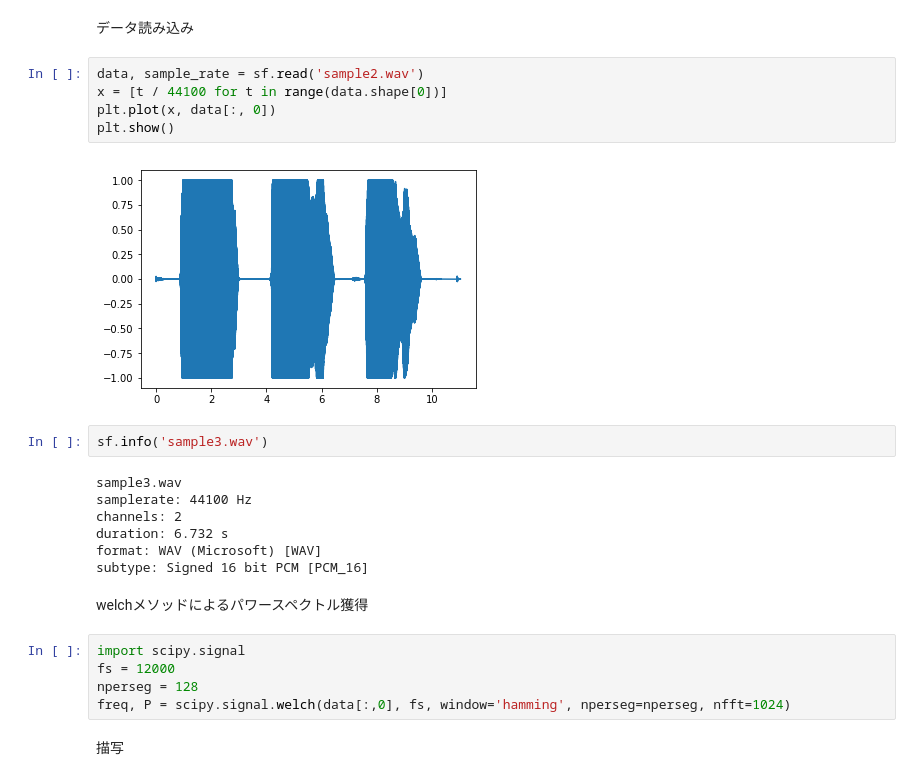
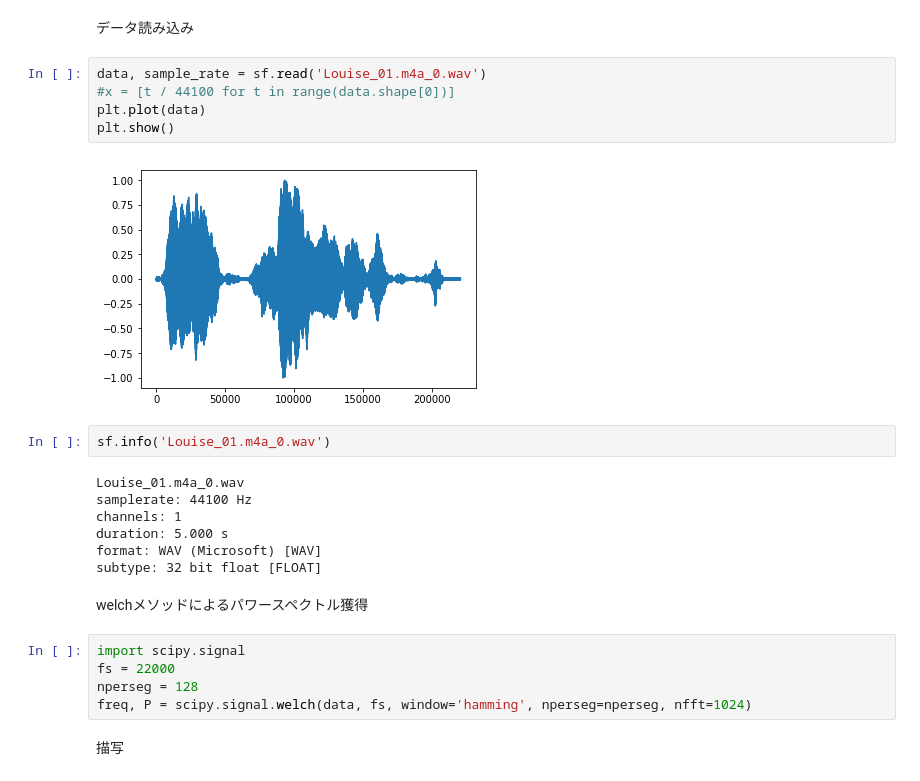
Before and after one commit to kacky24/baby_cry_cause_estimation, a Jupyter notebook: voice_recognization.ipynb, the cells around one changed output. Cells and saved outputs as stored; diff of their text form.

```diff
--- a/voice_recognization.ipynb
+++ b/voice_recognization.ipynb
@@ -7,28 +7,28 @@ import matplotlib.pyplot as plt
 # %% [markdown]
 データ読み込み
 # %%
-data, sample_rate = sf.read('sample2.wav')
-x = [t / 44100 for t in range(data.shape[0])]
-plt.plot(x, data[:, 0])
+data, sample_rate = sf.read('Louise_01.m4a_0.wav')
+#x = [t / 44100 for t in range(data.shape[0])]
+plt.plot(data)
 plt.show()
 # %% [output]
-[figure, old version]
+[figure, new version]
 # %%
-sf.info('sample3.wav')
+sf.info('Louise_01.m4a_0.wav')
 # %% [output]
-sample3.wav
+Louise_01.m4a_0.wav
 samplerate: 44100 Hz
-channels: 2
-duration: 6.732 s
+channels: 1
+duration: 5.000 s
 format: WAV (Microsoft) [WAV]
-subtype: Signed 16 bit PCM [PCM_16]
+subtype: 32 bit float [FLOAT]
 # %% [markdown]
 welchメソッドによるパワースペクトル獲得
 # %%
 import scipy.signal
-fs = 12000
+fs = 22000
 nperseg = 128
-freq, P = scipy.signal.welch(data[:,0], fs, window='hamming', nperseg=nperseg, nfft=1024)
+freq, P = scipy.signal.welch(data, fs, window='hamming', nperseg=nperseg, nfft=1024)
 # %% [markdown]
 描写
 # %%
```
Also changed, not shown: parts of 4 cells of this notebook, 8 other files.
